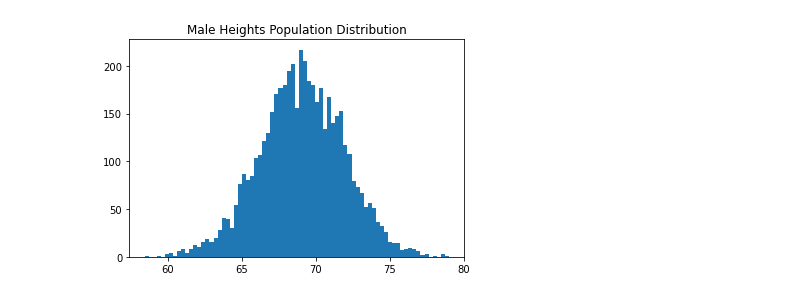
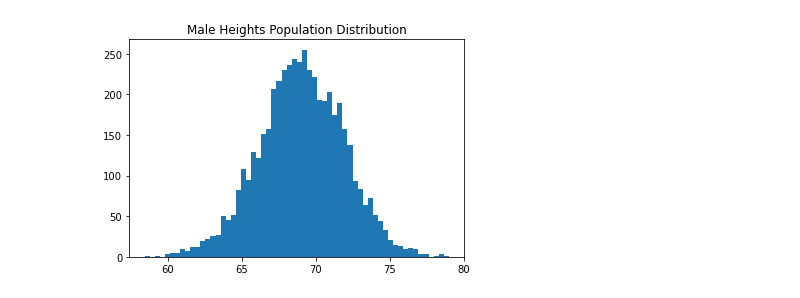
Before and after one commit to cloudroger/statistical_experiments, a Jupyter notebook: sample_sd_mad.ipynb, the cells around one changed output. Drawn from its saved outputs; the diff is of its cells as text; code cells hidden in the pictures.

```diff
--- a/sample_sd_mad.ipynb
+++ b/sample_sd_mad.ipynb
@@ -17,7 +17,7 @@ male_weights = []
 female_weights = []
 count = 0
 # %%
-with open('weight-height.csv', 'r+') as file:
+with open(r"C:\Users\roger\PycharmProjects\stats_experiments\data\weight-height.csv", 'r+') as file:
     reader = csv.reader(file)
     for row in reader:
         if count > 0:
@@ -30,11 +30,11 @@ with open('weight-height.csv', 'r+') as file:
         count += 1
 # %%
 #Ensuring the population data is normally distributed
-plt.hist(male_heights, bins=75)
+plt.hist(male_heights, bins=60)
 plt.title('Male Heights Population Distribution')
 plt.show()
 # %% [output]
-[figure, old version]
+[figure, new version]
 # %%
 male_heights_mean = np.mean(male_heights)
 abs_distance = 0
```
Also changed, not shown: parts of 14 cells of this notebook.
